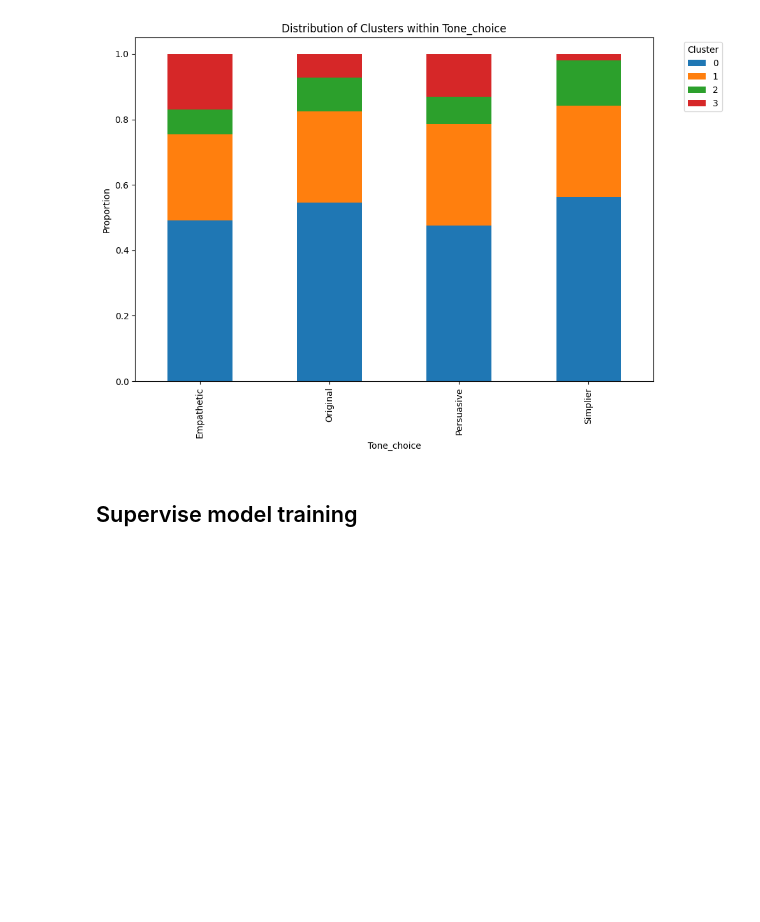
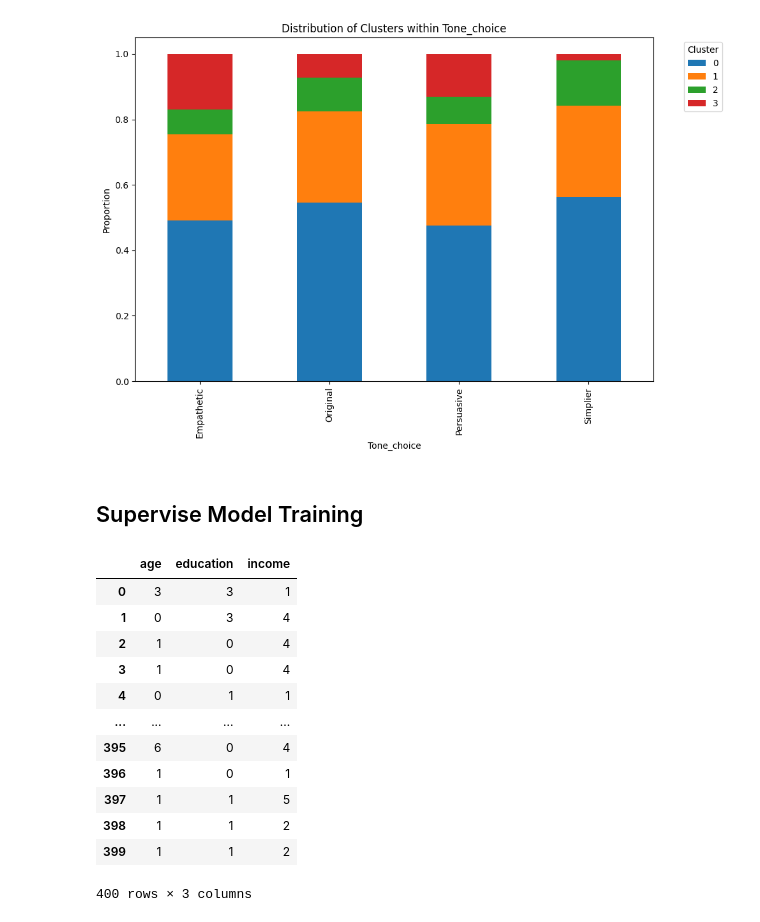
Before and after one commit to esoto15/research-summer-2024, a Jupyter notebook: factor-analysis/fa.ipynb, the cells around one changed output. Drawn from its saved outputs; the diff is of its cells as text; code cells hidden in the pictures; blank space fills up the shorter version.

```diff
--- a/factor-analysis/fa.ipynb
+++ b/factor-analysis/fa.ipynb
@@ -46,9 +53,39 @@ plot_stacked_bar(df)
 [figure]
 [figure]
 # %% [markdown]
-## Supervise model training
+## Supervise Model Training
 # %%
 from sklearn.model_selection import train_test_split
 from sklearn.preprocessing import LabelEncoder
 from sklearn.ensemble import RandomForestClassifier
 from sklearn.metrics import accuracy_score, classification_report
+# %%
+df = df[['age', 'education','income', 'Cluster']]
+# %%
+# Encode categorical variables
+label_encoders = {}
+for column in df.columns:
+    if df[column].dtype == 'object':
+        le = LabelEncoder()
+        df[column] = le.fit_transform(df[column])
+        label_encoders[column] = le
+
+# Split the data into training and testing sets
+X = df.drop(columns='Cluster')
+y = df['Cluster']
+# %%
+X
+# %% [output]
+|  | age | education | income |
+| 0 | 3 | 3 | 1 |
+| 1 | 0 | 3 | 4 |
+| 2 | 1 | 0 | 4 |
+| 3 | 1 | 0 | 4 |
+| 4 | 0 | 1 | 1 |
+| ... | ... | ... | ... |
+| 395 | 6 | 0 | 4 |
+| 396 | 1 | 0 | 1 |
+| 397 | 1 | 1 | 5 |
+| 398 | 1 | 1 | 2 |
+| 399 | 1 | 1 | 2 |
+400 rows × 3 columns
```
Also changed, not shown: parts of 2 cells of this notebook.
